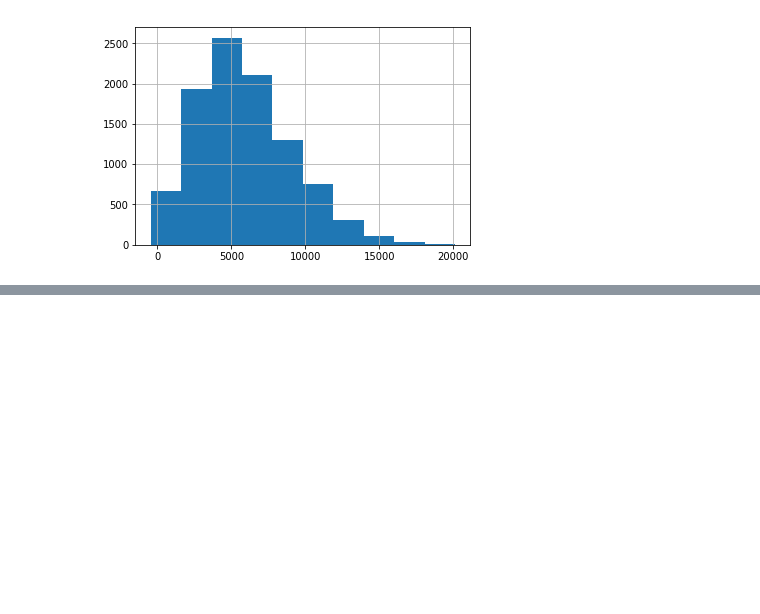
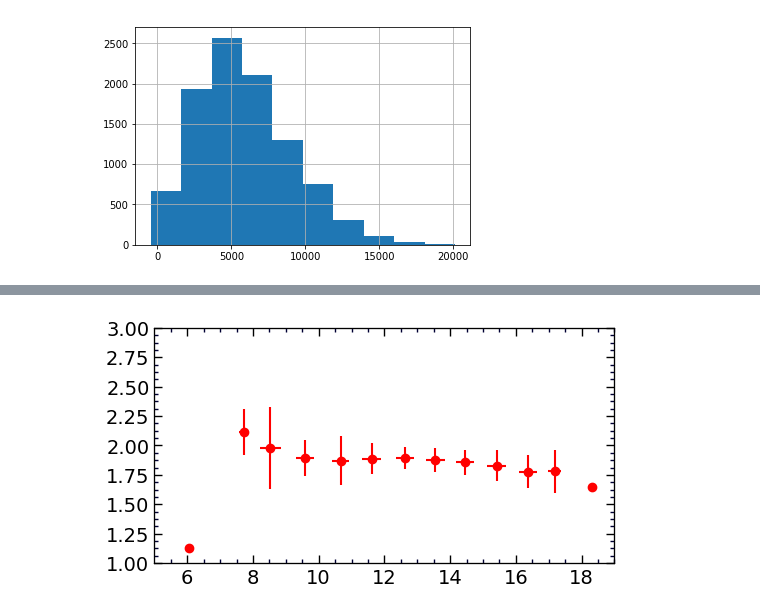
Before and after one commit to ekourkchi/test_TFRcatal, a Jupyter notebook: Hubble_cutoff.ipynb, the cells around one changed output, grey strips where cells are left out. Saved outputs shown, nothing was run; the diff lists cells and outputs as text; code cells hidden in the pictures; blank space fills up the shorter version.

```diff
--- a/Hubble_cutoff.ipynb
+++ b/Hubble_cutoff.ipynb
@@ -211,0 +326,36 @@ plt.subplots_adjust(hspace=0.03, wspace=0.2)
+# %%
+fig = py.figure(figsize=(5, 10), dpi=100)
+fig.subplots_adjust(wspace=0, top=0.92, bottom=0.12, left=0.06, right=0.98)
+gs = gridspec.GridSpec(3,1) ; p=0
+
+ax = plt.subplot(gs[p]) ; p+=1
+X = 'i***'
+Y = 'logH'
+# df[df.lgWmxi>2.8].plot.scatter(x=X, y=Y, color='r', alpha=0.1, ax=ax)
+# df[((df.lgWmxi<2.8) & (df.lgWmxi>2.6))].plot.scatter(x=X, y=Y, color='purple', alpha=0.1, ax=ax)
+# df[((df.lgWmxi<2.6) & (df.lgWmxi>2.4))].plot.scatter(x=X, y=Y, color='green', alpha=0.1, ax=ax)
+# df[((df.lgWmxi<2.4) & (df.lgWmxi>2.2))].plot.scatter(x=X, y=Y, color='blue', alpha=0.1, ax=ax)
+# df[((df.lgWmxi<2.2) & (df.lgWmxi>0))].plot.scatter(x=X, y=Y, color='k', alpha=0.1, ax=ax)
+
+x_ax, y_ax = set_axes(ax, (5,19), (1,3), fontsize=14)
+
+
+
+X = df[X].values
+Y = df[Y].values
+xmin = np.min(X)
+xmax = np.max(X)
+for i in np.arange(xmin, xmax, 1):
+    xp = []
+    yp = []
+    for ii in range(len(X)):
+        xi = X[ii]
+        if xi>=i and xi<i+1 and not np.isnan(Y[ii]):
+            xp.append(xi)
+            yp.append(Y[ii])
+    if len(xp)>0:
+        ax.errorbar(np.median(xp), np.median(yp), yerr=np.std(yp), xerr=np.std(xp), fmt='o',
+                    color='red', ms=6)
+#         print(np.mean(xp), np.mean(yp))
+# %% [output]
+[figure, added]
```
Also changed, not shown: parts of 12 cells of this notebook, 1 other file.
